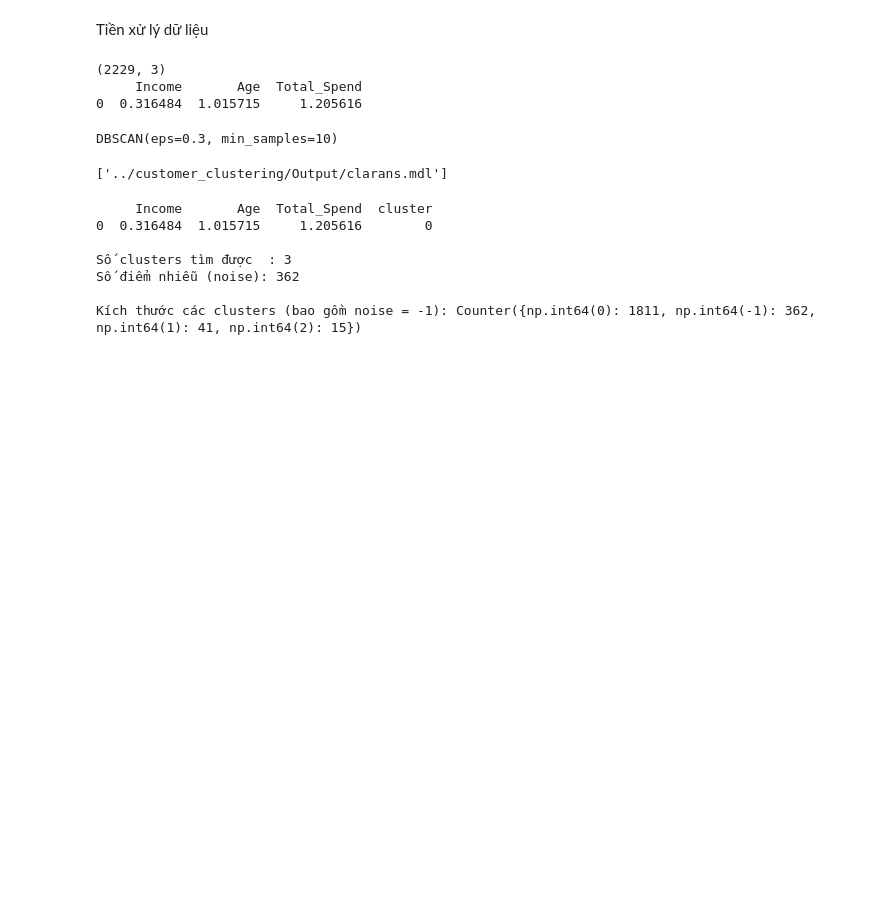
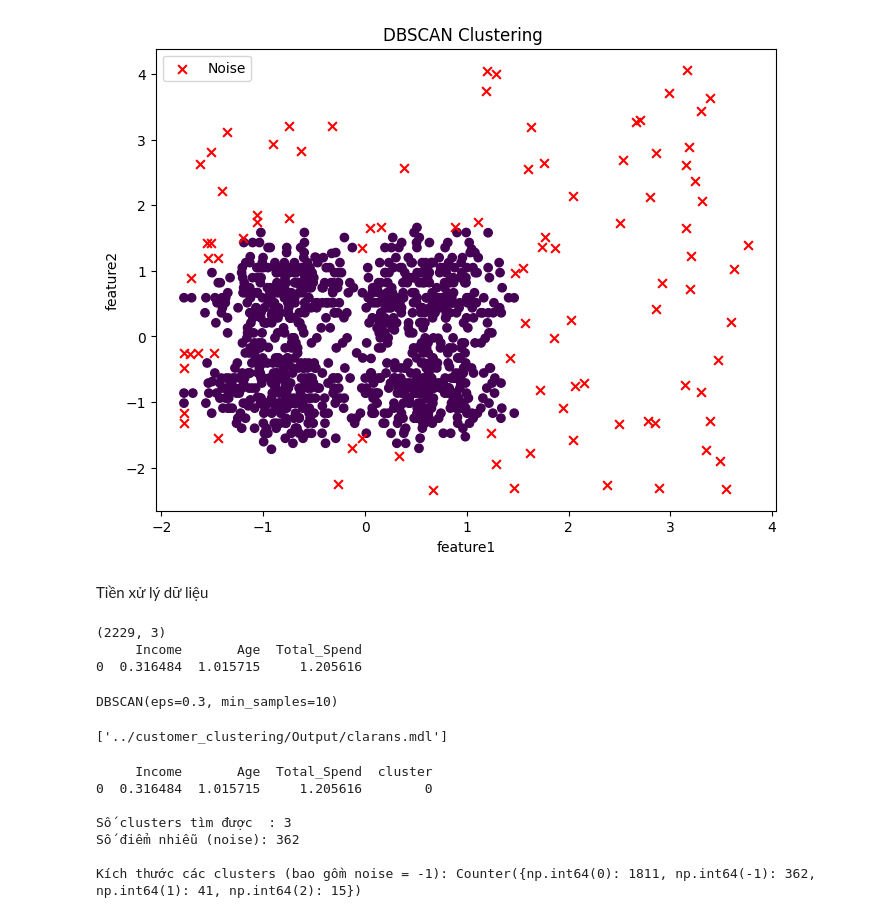
Before and after one commit to GiaHuy910/CLARANS-IN-MARKETING, a Jupyter notebook: customer_clustering/Dbscan.ipynb, the cells around one changed output. Saved outputs shown, nothing was run; the diff lists cells and outputs as text; code cells hidden in the pictures; blank space fills up the shorter version.

```diff
--- a/customer_clustering/Dbscan.ipynb
+++ b/customer_clustering/Dbscan.ipynb
@@ -10,6 +10,41 @@ from collections           import Counter
 from sklearn.decomposition import PCA
 from sklearn.cluster       import DBSCAN
 from Dataprepare.data_processing import D
+# %%
+#đoạn code này không liên quan tới dataset của bài luận đừng chạy liền
+import pandas as pd
+from sklearn.preprocessing import StandardScaler
+data=pd.read_csv(r'datasets/Customers_noise.csv')
+features=['income','age']
+data=data[features].copy()
+scale=StandardScaler()
+data=scale.fit_transform(data)
+data=pd.DataFrame(data,columns=features).copy()
+model = DBSCAN(eps=0.25, min_samples=10)
+model.fit(data)  # xây dựng mô hình
+
+data['cluster'] = model.labels_
+
+n_clusters = len(set(model.labels_)) - (1 if -1 in model.labels_ else 0)
+n_noise    = list(model.labels_).count(-1)
+
+noise    = data[data.cluster == -1]
+clusters = data[data.cluster != -1]
+
+plt.figure(figsize=(8, 6))
+plt.scatter(clusters['income'], clusters['age'],
+            c=clusters['cluster'])
+
+plt.scatter(noise['income'], noise['age'],
+            c='red', marker='x', s=40, label='Noise')
+
+plt.xlabel('feature1')
+plt.ylabel('feature2')
+plt.title('DBSCAN Clustering ')
+plt.legend()
+plt.show()
+# %% [output]
+[figure, added]
 # %% [markdown]
 Tiền xử lý dữ liệu
 # %%
```
Also changed, not shown: 20 other files.
